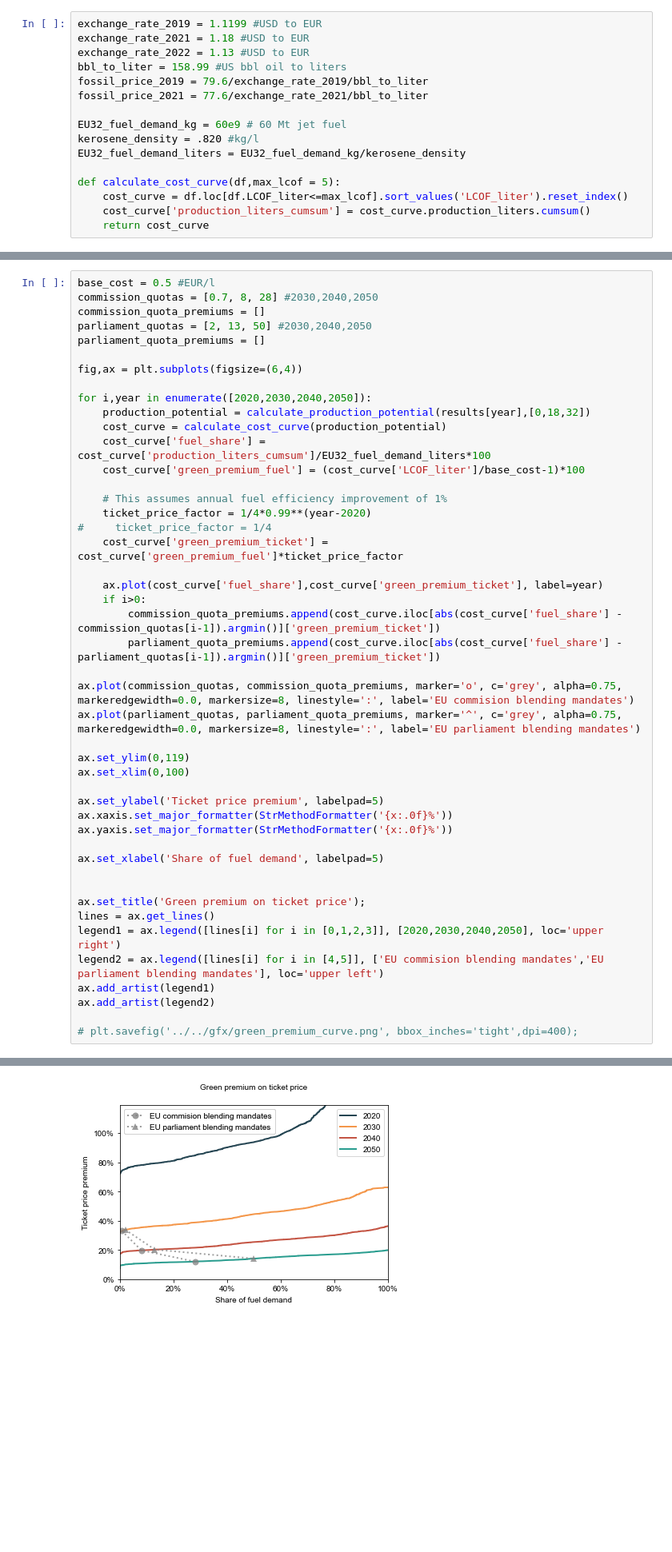
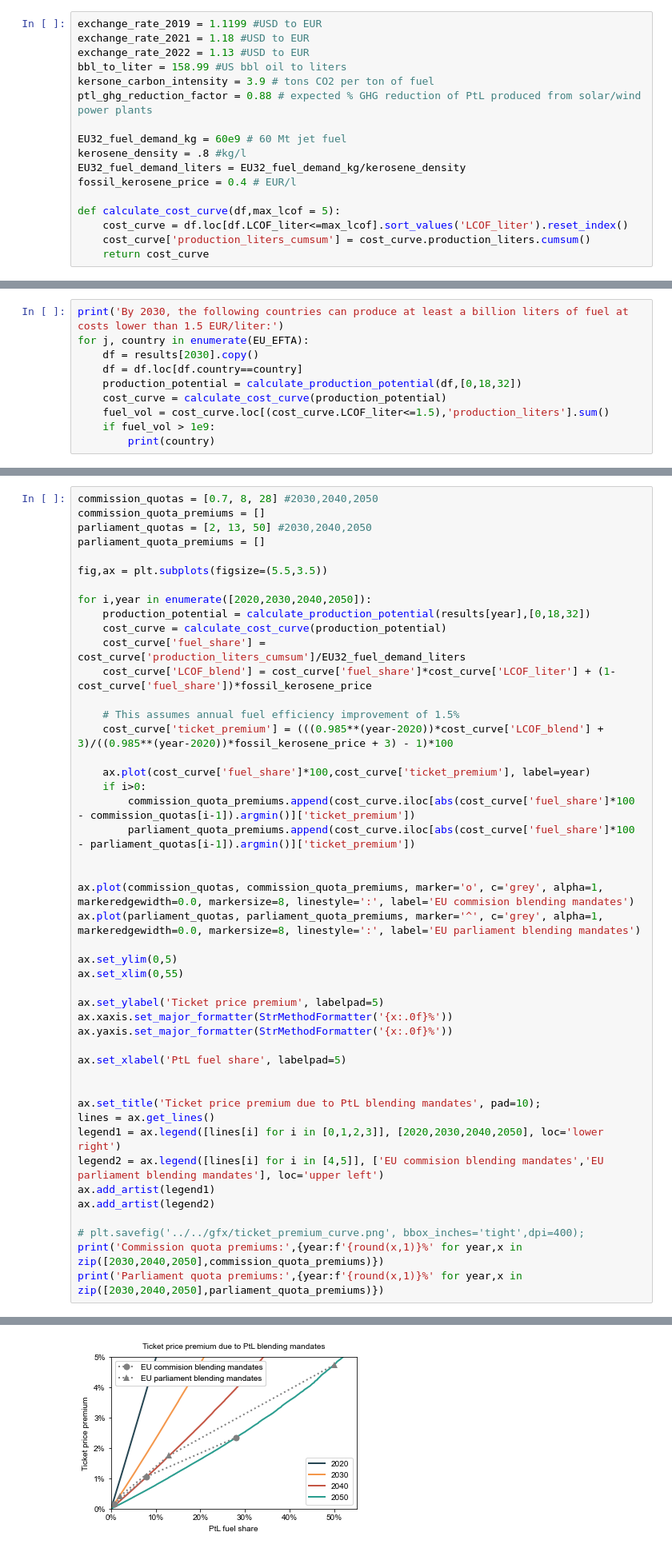
Before and after one commit to kwdseymour/EuroSAFs, a Jupyter notebook: scripts/analysis/cost_curve.ipynb, the cells around one changed output, grey strips where cells are left out. Shown at 80% size. Drawn from its saved outputs; the diff is of its cells as text; blank space fills up the shorter version.

Commit message:
Change green premium plot to ticket premium

```diff
--- a/scripts/analysis/cost_curve.ipynb
+++ b/scripts/analysis/cost_curve.ipynb
@@ -92,12 +92,13 @@ exchange_rate_2019 = 1.1199 #USD to EUR
 exchange_rate_2021 = 1.18 #USD to EUR
 exchange_rate_2022 = 1.13 #USD to EUR
 bbl_to_liter = 158.99 #US bbl oil to liters
-fossil_price_2019 = 79.6/exchange_rate_2019/bbl_to_liter
-fossil_price_2021 = 77.6/exchange_rate_2021/bbl_to_liter
+kersone_carbon_intensity = 3.9 # tons CO2 per ton of fuel
+ptl_ghg_reduction_factor = 0.88 # expected % GHG reduction of PtL produced from solar/wind power plants
 
 EU32_fuel_demand_kg = 60e9 # 60 Mt jet fuel
-kerosene_density = .820 #kg/l
+kerosene_density = .8 #kg/l
 EU32_fuel_demand_liters = EU32_fuel_demand_kg/kerosene_density
+fossil_kerosene_price = 0.4 # EUR/l
 
 def calculate_cost_curve(df,max_lcof = 5):
     cost_curve = df.loc[df.LCOF_liter<=max_lcof].sort_values('LCOF_liter').reset_index()
@@ -164,3 +165,13 @@ axes[0].legend(ncol=5, bbox_to_anchor=(1.1, 1.4), loc='upper center')
 plt.savefig('../../gfx/pan-european_cost_curve_grid.png', bbox_inches='tight',dpi=400);
 # %% [output]
 [figure]
+# %%
+print('By 2030, the following countries can produce at least a billion liters of fuel at costs lower than 1.5 EUR/liter:')
+for j, country in enumerate(EU_EFTA):
+    df = results[2030].copy()
+    df = df.loc[df.country==country]
+    production_potential = calculate_production_potential(df,[0,18,32])
+    cost_curve = calculate_cost_curve(production_potential)
+    fuel_vol = cost_curve.loc[(cost_curve.LCOF_liter<=1.5),'production_liters'].sum()
+    if fuel_vol > 1e9:
+        print(country)
@@ -261,47 +283,47 @@ for j,(land_types,title) in enumerate(zip(scenarios,titles)):
 # %%
-base_cost = 0.5 #EUR/l
 commission_quotas = [0.7, 8, 28] #2030,2040,2050
 commission_quota_premiums = []
 parliament_quotas = [2, 13, 50] #2030,2040,2050
 parliament_quota_premiums = []
 
-fig,ax = plt.subplots(figsize=(6,4))
+fig,ax = plt.subplots(figsize=(5.5,3.5))
 
 for i,year in enumerate([2020,2030,2040,2050]):
     production_potential = calculate_production_potential(results[year],[0,18,32])
     cost_curve = calculate_cost_curve(production_potential)
-    cost_curve['fuel_share'] = cost_curve['production_liters_cumsum']/EU32_fuel_demand_liters*100
-    cost_curve['green_premium_fuel'] = (cost_curve['LCOF_liter']/base_cost-1)*100
+    cost_curve['fuel_share'] = cost_curve['production_liters_cumsum']/EU32_fuel_demand_liters
+    cost_curve['LCOF_blend'] = cost_curve['fuel_share']*cost_curve['LCOF_liter'] + (1-cost_curve['fuel_share'])*fossil_kerosene_price
 
-    # This assumes annual fuel efficiency improvement of 1%
-    ticket_price_factor = 1/4*0.99**(year-2020)
-#     ticket_price_factor = 1/4
-    cost_curve['green_premium_ticket'] = cost_curve['green_premium_fuel']*ticket_price_factor
+    # This assumes annual fuel efficiency improvement of 1.5%
+    cost_curve['ticket_premium'] = (((0.985**(year-2020))*cost_curve['LCOF_blend'] + 3)/((0.985**(year-2020))*fossil_kerosene_price + 3) - 1)*100
 
-    ax.plot(cost_curve['fuel_share'],cost_curve['green_premium_ticket'], label=year)
+    ax.plot(cost_curve['fuel_share']*100,cost_curve['ticket_premium'], label=year)
     if i>0:
-        commission_quota_premiums.append(cost_curve.iloc[abs(cost_curve['fuel_share'] - commission_quotas[i-1]).argmin()]['green_premium_ticket'])
-        parliament_quota_premiums.append(cost_curve.iloc[abs(cost_curve['fuel_share'] - parliament_quotas[i-1]).argmin()]['green_premium_ticket'])
+        commission_quota_premiums.append(cost_curve.iloc[abs(cost_curve['fuel_share']*100 - commission_quotas[i-1]).argmin()]['ticket_premium'])
+        parliament_quota_premiums.append(cost_curve.iloc[abs(cost_curve['fuel_share']*100 - parliament_quotas[i-1]).argmin()]['ticket_premium'])
 
-ax.plot(commission_quotas, commission_quota_premiums, marker='o', c='grey', alpha=0.75, markeredgewidth=0.0, markersize=8, linestyle=':', label='EU commision blending mandates')
-ax.plot(parliament_quotas, parliament_quota_premiums, marker='^', c='grey', alpha=0.75, markeredgewidth=0.0, markersize=8, linestyle=':', label='EU parliament blending mandates')
 
-ax.set_ylim(0,119)
-ax.set_xlim(0,100)
+ax.plot(commission_quotas, commission_quota_premiums, marker='o', c='grey', alpha=1, markeredgewidth=0.0, markersize=8, linestyle=':', label='EU commision blending mandates')
+ax.plot(parliament_quotas, parliament_quota_premiums, marker='^', c='grey', alpha=1, markeredgewidth=0.0, markersize=8, linestyle=':', label='EU parliament blending mandates')
+
+ax.set_ylim(0,5)
+ax.set_xlim(0,55)
 
 ax.set_ylabel('Ticket price premium', labelpad=5)
 ax.xaxis.set_major_formatter(StrMethodFormatter('{x:.0f}%'))
 ax.yaxis.set_major_formatter(StrMethodFormatter('{x:.0f}%'))
 
-ax.set_xlabel('Share of fuel demand', labelpad=5)
+ax.set_xlabel('PtL fuel share', labelpad=5)
 
 
-ax.set_title('Green premium on ticket price');
+ax.set_title('Ticket price premium due to PtL blending mandates', pad=10);
 lines = ax.get_lines()
-legend1 = ax.legend([lines[i] for i in [0,1,2,3]], [2020,2030,2040,2050], loc='upper right')
+legend1 = ax.legend([lines[i] for i in [0,1,2,3]], [2020,2030,2040,2050], loc='lower right')
 legend2 = ax.legend([lines[i] for i in [4,5]], ['EU commision blending mandates','EU parliament blending mandates'], loc='upper left')
 ax.add_artist(legend1)
 ax.add_artist(legend2)
 
-# plt.savefig('../../gfx/green_premium_curve.png', bbox_inches='tight',dpi=400);
+# plt.savefig('../../gfx/ticket_premium_curve.png', bbox_inches='tight',dpi=400);
+print('Commission quota premiums:',{year:f'{round(x,1)}%' for year,x in zip([2030,2040,2050],commission_quota_premiums)})
+print('Parliament quota premiums:',{year:f'{round(x,1)}%' for year,x in zip([2030,2040,2050],parliament_quota_premiums)})
 # %% [output]
@@ -309 +332 @@ ax.add_artist(legend2)
-[figure, old version]
+[figure, new version]
```
Also changed, not shown: parts of 13 cells of this notebook, 2 other files.
